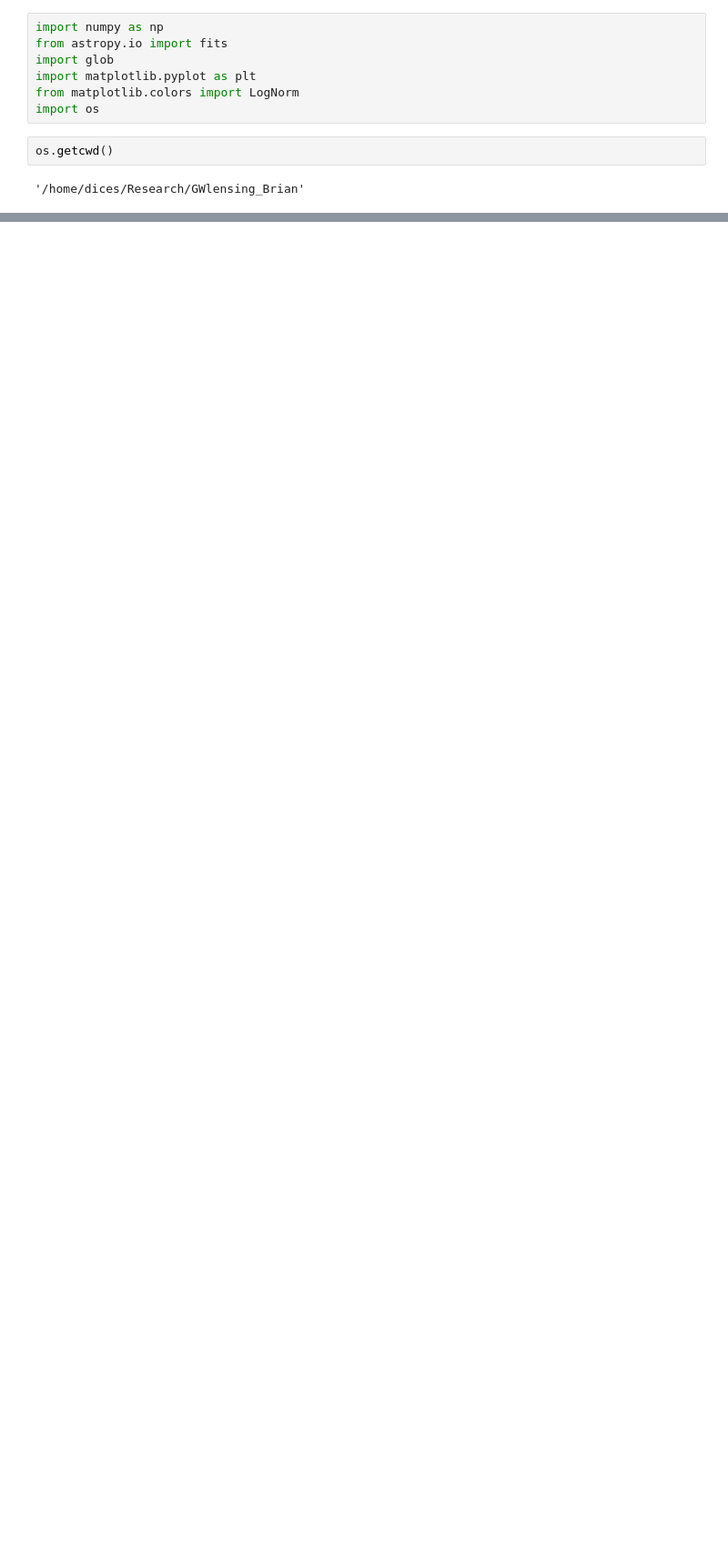
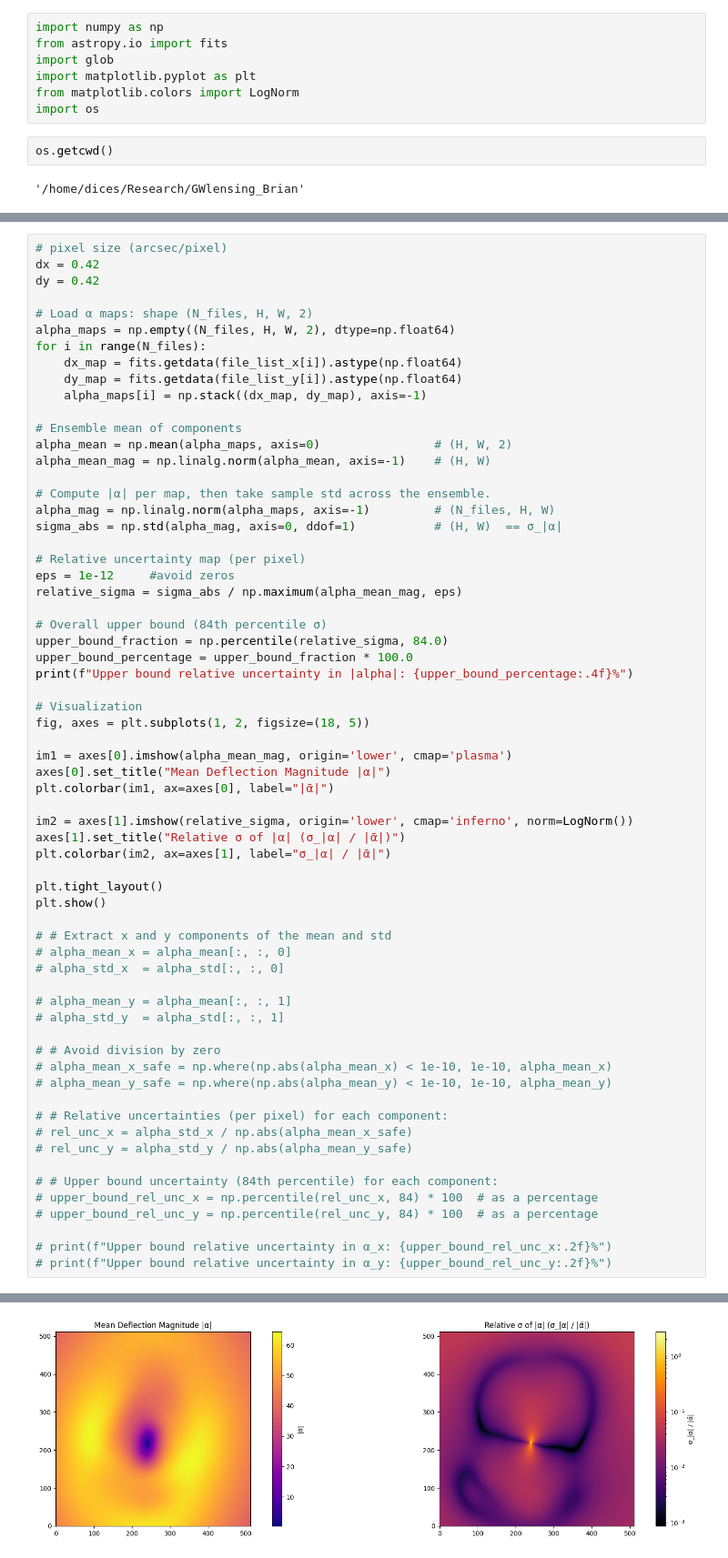
Before and after one commit to diceandcats/GWlensing_Brian, a Jupyter notebook: uncertainty.ipynb, the cells around one changed output, grey strips where cells are left out. Shown at 91% size. Saved outputs shown, nothing was run; the diff lists cells and outputs as text; blank space fills up the shorter version.

Commit message:
15/8 reconstructing the lens potential maps for uncertainty estimation

```diff
--- a/uncertainty.ipynb
+++ b/uncertainty.ipynb
@@ -148,0 +44,65 @@ Upper bound relative uncertainty in α_y: 10.82%
+# %%
+# pixel size (arcsec/pixel)
+dx = 0.42
+dy = 0.42
+
+# Load α maps: shape (N_files, H, W, 2)
+alpha_maps = np.empty((N_files, H, W, 2), dtype=np.float64)
+for i in range(N_files):
+    dx_map = fits.getdata(file_list_x[i]).astype(np.float64)
+    dy_map = fits.getdata(file_list_y[i]).astype(np.float64)
+    alpha_maps[i] = np.stack((dx_map, dy_map), axis=-1)
+
+# Ensemble mean of components
+alpha_mean = np.mean(alpha_maps, axis=0)                # (H, W, 2)
+alpha_mean_mag = np.linalg.norm(alpha_mean, axis=-1)    # (H, W)
+
+# Compute |α| per map, then take sample std across the ensemble.
+alpha_mag = np.linalg.norm(alpha_maps, axis=-1)         # (N_files, H, W)
+sigma_abs = np.std(alpha_mag, axis=0, ddof=1)           # (H, W)  == σ_|α|
+
+# Relative uncertainty map (per pixel)
+eps = 1e-12     #avoid zeros
+relative_sigma = sigma_abs / np.maximum(alpha_mean_mag, eps)
+
+# Overall upper bound (84th percentile σ)
+upper_bound_fraction = np.percentile(relative_sigma, 84.0)
+upper_bound_percentage = upper_bound_fraction * 100.0
+print(f"Upper bound relative uncertainty in |alpha|: {upper_bound_percentage:.4f}%")
+
+# Visualization
+fig, axes = plt.subplots(1, 2, figsize=(18, 5))
+
+im1 = axes[0].imshow(alpha_mean_mag, origin='lower', cmap='plasma')
+axes[0].set_title("Mean Deflection Magnitude |α|")
+plt.colorbar(im1, ax=axes[0], label="|ᾱ|")
+
+im2 = axes[1].imshow(relative_sigma, origin='lower', cmap='inferno', norm=LogNorm())
+axes[1].set_title("Relative σ of |α| (σ_|α| / |ᾱ|)")
+plt.colorbar(im2, ax=axes[1], label="σ_|α| / |ᾱ|")
+
+plt.tight_layout()
+plt.show()
+
+# # Extract x and y components of the mean and std
+# alpha_mean_x = alpha_mean[:, :, 0]
+# alpha_std_x  = alpha_std[:, :, 0]
+
+# alpha_mean_y = alpha_mean[:, :, 1]
+# alpha_std_y  = alpha_std[:, :, 1]
+
+# # Avoid division by zero
+# alpha_mean_x_safe = np.where(np.abs(alpha_mean_x) < 1e-10, 1e-10, alpha_mean_x)
+# alpha_mean_y_safe = np.where(np.abs(alpha_mean_y) < 1e-10, 1e-10, alpha_mean_y)
+
+# # Relative uncertainties (per pixel) for each component:
+# rel_unc_x = alpha_std_x / np.abs(alpha_mean_x_safe)
+# rel_unc_y = alpha_std_y / np.abs(alpha_mean_y_safe)
+
+# # Upper bound uncertainty (84th percentile) for each component:
+# upper_bound_rel_unc_x = np.percentile(rel_unc_x, 84) * 100  # as a percentage
+# upper_bound_rel_unc_y = np.percentile(rel_unc_y, 84) * 100  # as a percentage
+
+# print(f"Upper bound relative uncertainty in α_x: {upper_bound_rel_unc_x:.2f}%")
+# print(f"Upper bound relative uncertainty in α_y: {upper_bound_rel_unc_y:.2f}%")
+# %% [output]
@@ -148,0 +110 @@ Upper bound relative uncertainty in α_y: 10.82%
+[figure, added]
```
Also changed, not shown: parts of 4 cells of this notebook, 2 other files.
